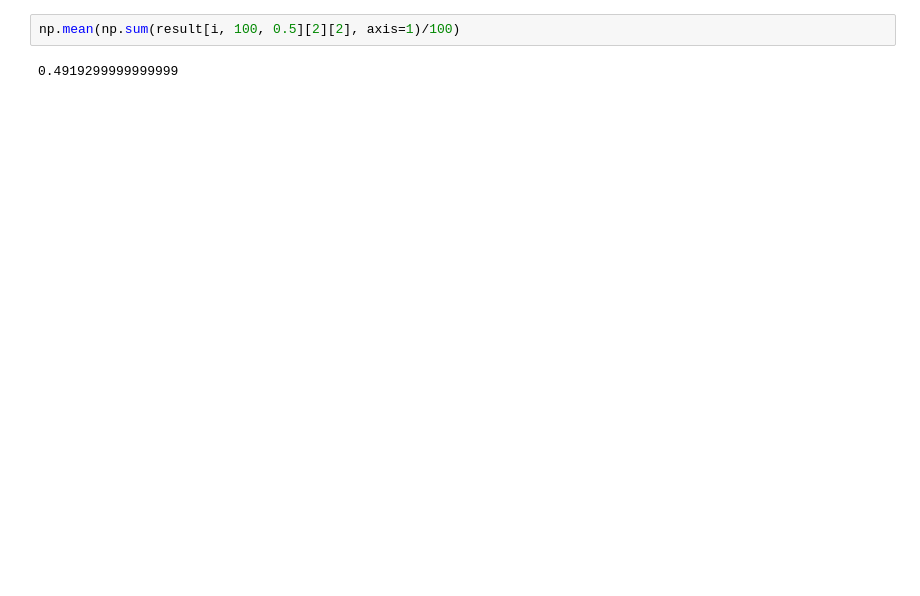
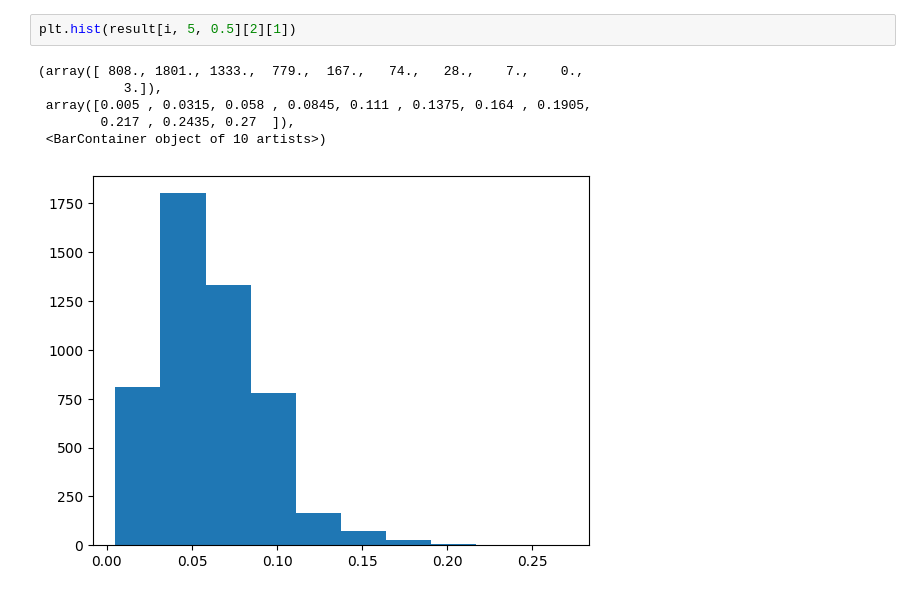
Before and after one commit to hallelujahylefay/hw_bayesian_gibbs_sampler, a Jupyter notebook: posteriors.ipynb, the cells around one changed output. Drawn from its saved outputs; the diff is of its cells as text; blank space fills up the shorter version.

```diff
--- a/posteriors.ipynb
+++ b/posteriors.ipynb
@@ -56,4 +59,9 @@ plt.hist(result[i, 5, 0.5][2][1], bins=25)
 # %%
-np.mean(np.sum(result[i, 100, 0.5][2][2], axis=1)/100)
+plt.hist(result[i, 5, 0.5][2][1])
 # %% [output]
-0.4919299999999999
+(array([ 808., 1801., 1333.,  779.,  167.,   74.,   28.,    7.,    0.,
+           3.]),
+ array([0.005 , 0.0315, 0.058 , 0.0845, 0.111 , 0.1375, 0.164 , 0.1905,
+        0.217 , 0.2435, 0.27  ]),
+ <BarContainer object of 10 artists>)
+[figure, added]
```
Also changed, not shown: parts of 7 cells of this notebook, 3 other files.
